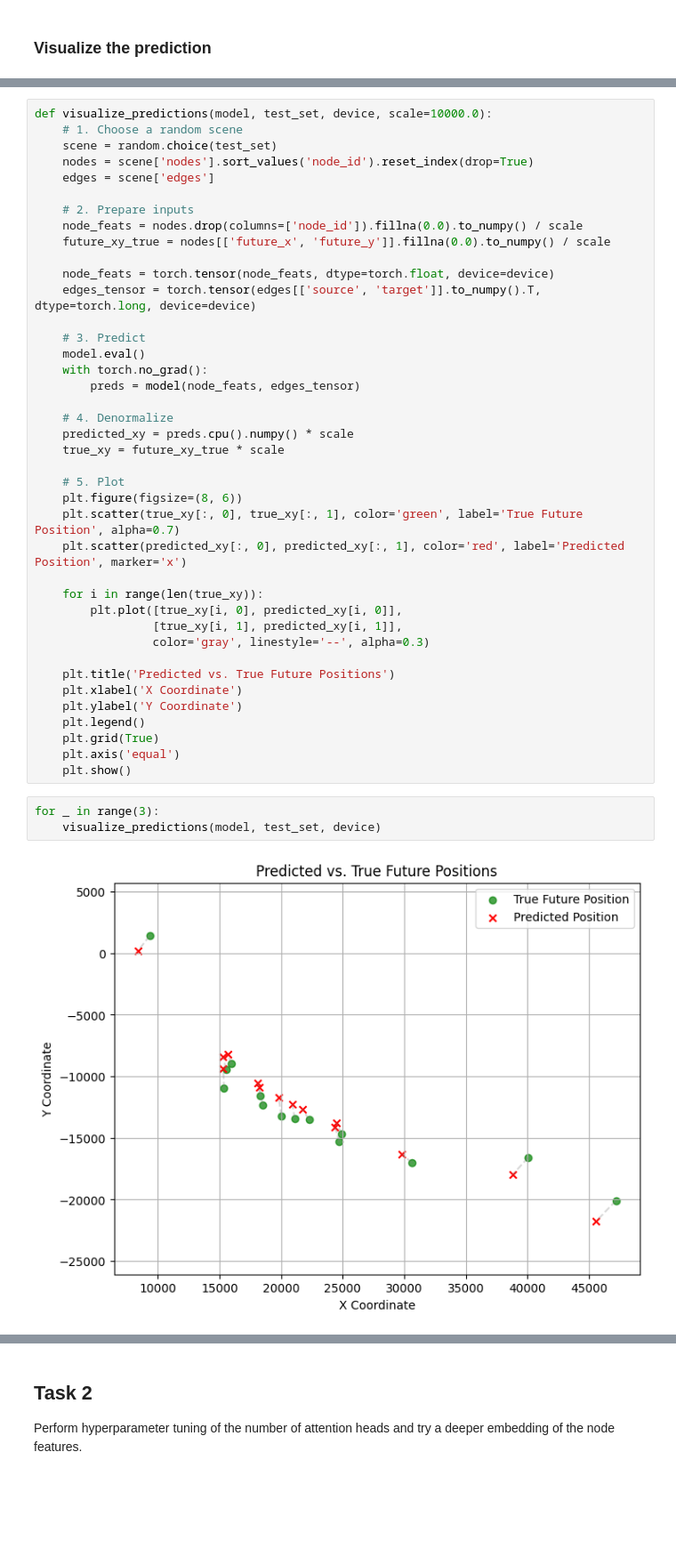
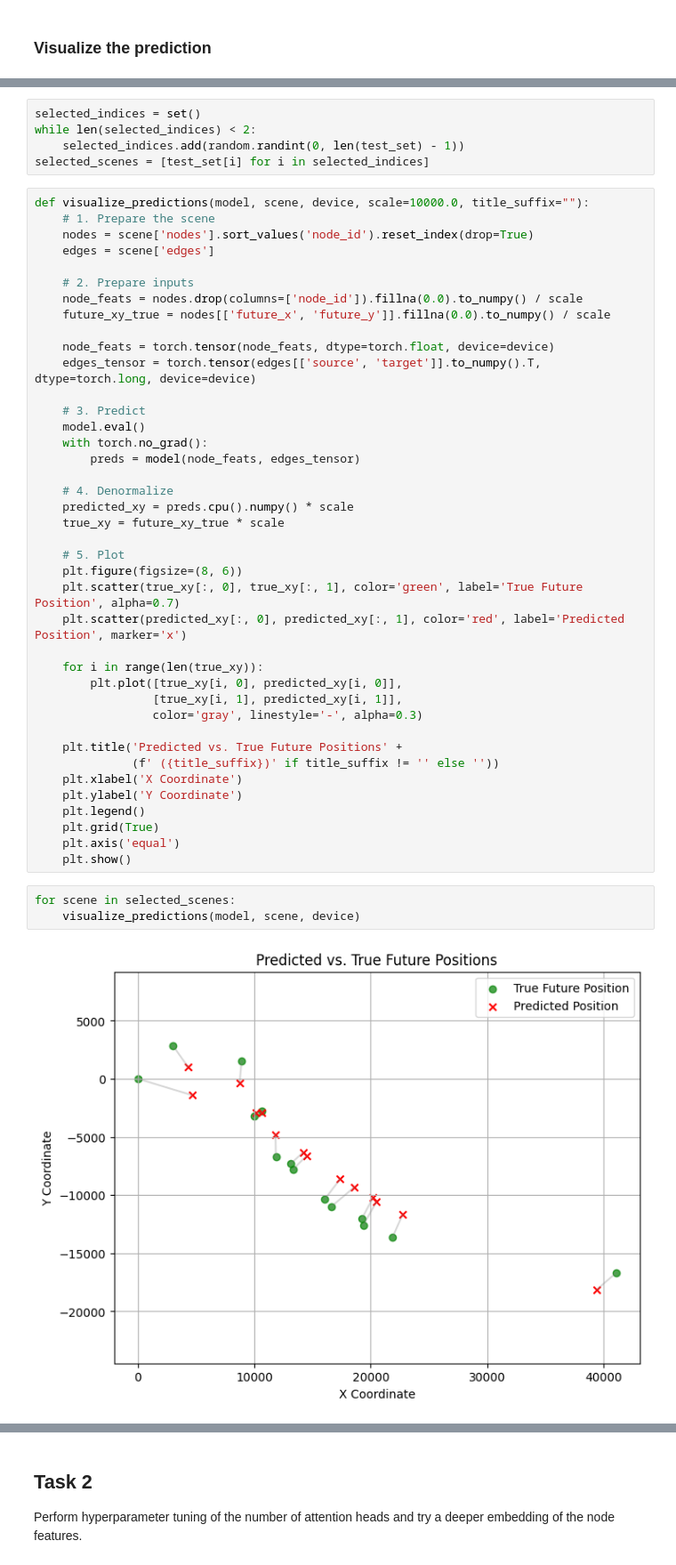
Before and after one commit to yuantj/DL-Assignment-2, a Jupyter notebook: Assignment2-Tingjun-Yuan.ipynb, the cells around one changed output, grey strips where cells are left out. Shown: that part at 89% size. Saved outputs shown, nothing was run; the diff lists cells and outputs as text; blank space fills up the shorter version.

```diff
--- a/Assignment2-Tingjun-Yuan.ipynb
+++ b/Assignment2-Tingjun-Yuan.ipynb
@@ -406,7 +408,11 @@ Epoch 100 -- Train MSE: 0.2471, Test Mean Euclidean Dist: 0.1561
+# %%
+selected_indices = set()
+while len(selected_indices) < 2:
+    selected_indices.add(random.randint(0, len(test_set) - 1))
+selected_scenes = [test_set[i] for i in selected_indices]
 # %%
-def visualize_predictions(model, test_set, device, scale=10000.0):
-    # 1. Choose a random scene
-    scene = random.choice(test_set)
+def visualize_predictions(model, scene, device, scale=10000.0, title_suffix=""):
+    # 1. Prepare the scene
     nodes = scene['nodes'].sort_values('node_id').reset_index(drop=True)
     edges = scene['edges']
 
@@ -434,9 +440,10 @@ def visualize_predictions(model, test_set, device, scale=10000.0):
     for i in range(len(true_xy)):
         plt.plot([true_xy[i, 0], predicted_xy[i, 0]],
                  [true_xy[i, 1], predicted_xy[i, 1]],
-                 color='gray', linestyle='--', alpha=0.3)
+                 color='gray', linestyle='-', alpha=0.3)
 
-    plt.title('Predicted vs. True Future Positions')
+    plt.title('Predicted vs. True Future Positions' +
+              (f' ({title_suffix})' if title_suffix != '' else ''))
     plt.xlabel('X Coordinate')
     plt.ylabel('Y Coordinate')
     plt.legend()
@@ -444,7 +451,7 @@ def visualize_predictions(model, test_set, device, scale=10000.0):
     plt.axis('equal')
     plt.show()
 # %%
-for _ in range(3):
-    visualize_predictions(model, test_set, device)
+for scene in selected_scenes:
+    visualize_predictions(model, scene, device)
 # %% [output]
-[figure, old version]
+[figure, new version]
```
Also changed, not shown: parts of 20 cells of this notebook.
